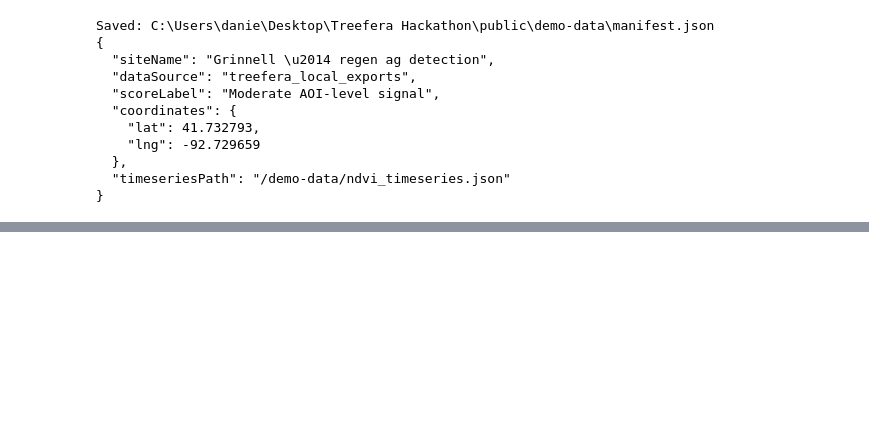
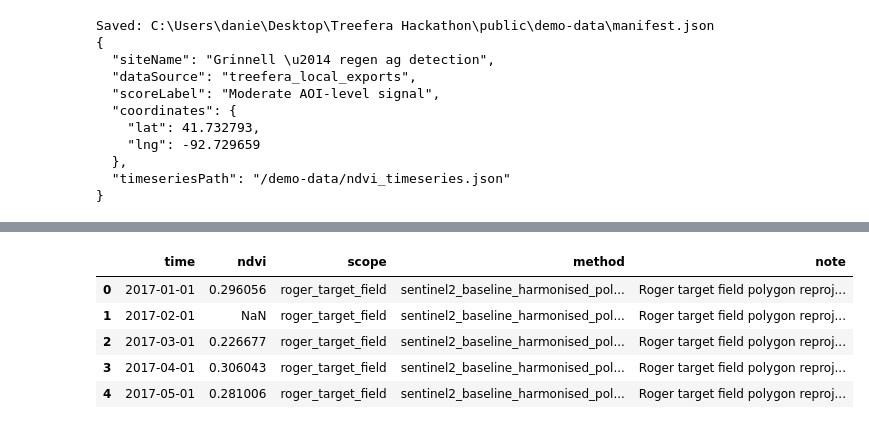
Before and after one commit to Gurnski/Treefera-Hackathon, a Jupyter notebook: notebooks/roger_ndvi_pipeline.ipynb, the cells around one changed output, grey strips where cells are left out. Saved outputs shown, nothing was run; the diff lists cells and outputs as text; code cells hidden in the pictures; blank space fills up the shorter version.

```diff
--- a/notebooks/roger_ndvi_pipeline.ipynb
+++ b/notebooks/roger_ndvi_pipeline.ipynb
@@ -479,3 +479,86 @@ Saved: C:\Users\danie\Desktop\Treefera Hackathon\public\demo-data\manifest.json
   },
   "timeseriesPath": "/demo-data/ndvi_timeseries.json"
 }
+# %%
+from matplotlib.path import Path as MplPath
+from pyproj import Transformer
+
+# Recreate xarray NDVI safely
+red_xr = harmonise_sentinel2_band(ds["B04"])
+nir_xr = harmonise_sentinel2_band(ds["B08"])
+
+ndvi_xr = (nir_xr - red_xr) / (nir_xr + red_xr)
+ndvi_xr = ndvi_xr.where(np.isfinite(ndvi_xr))
+
+ROGER_FIELD_PATH = PROJECT_ROOT / "data" / "field-boundaries" / "B-Roger Farm Grinell.geojson"
+
+with open(ROGER_FIELD_PATH, "r", encoding="utf-8") as f:
+    roger_geojson = json.load(f)
+
+roger_feature = roger_geojson["features"][0]
+roger_lonlat_coords = roger_feature["geometry"]["coordinates"][0]
+
+# Dataset CRS is WGS84 / UTM Zone 15N, EPSG:32615
+transformer = Transformer.from_crs("EPSG:4326", "EPSG:32615", always_xy=True)
+
+roger_utm_coords = [
+    transformer.transform(lon, lat)
+    for lon, lat in roger_lonlat_coords
+]
+
+x_vals = ds["x"].values
+y_vals = ds["y"].values
+
+xx, yy = np.meshgrid(x_vals, y_vals)
+points = np.column_stack([xx.ravel(), yy.ravel()])
+
+polygon_path = MplPath(roger_utm_coords)
+inside = polygon_path.contains_points(points).reshape(len(y_vals), len(x_vals))
+
+roger_mask = xr.DataArray(
+    inside,
+    coords={"y": ds["y"], "x": ds["x"]},
+    dims=("y", "x")
+)
+
+pixel_count = int(roger_mask.sum().item())
+
+roger_field_ndvi = ndvi_xr.where(roger_mask)
+roger_mean_ndvi = roger_field_ndvi.mean(dim=("x", "y"), skipna=True).compute()
+
+roger_df = roger_mean_ndvi.to_dataframe(name="ndvi").reset_index()
+
+if "spatial_ref" in roger_df.columns:
+    roger_df = roger_df.drop(columns=["spatial_ref"])
+
+roger_df["time"] = pd.to_datetime(roger_df["time"])
+roger_df["scope"] = "roger_target_field"
+roger_df["method"] = "sentinel2_baseline_harmonised_polygon_mask_utm15n"
+roger_df["note"] = "Roger target field polygon reprojected to UTM Zone 15N; no neighbour controls applied yet"
+
+roger_export = roger_df.copy()
+roger_export["time"] = roger_export["time"].dt.strftime("%Y-%m-%d")
+
+roger_out = DEMO_DATA / "roger_field_ndvi_timeseries.json"
+roger_export.to_json(roger_out, orient="records", indent=2)
+
+roger_meta = {
+    "name": "Roger Farm target field",
+    "geometry_type": roger_feature["geometry"]["type"],
+    "source_crs": "EPSG:4326",
+    "analysis_crs": "EPSG:32615",
+    "coordinates_lonlat": roger_lonlat_coords,
+    "coordinates_utm15n": [[round(x, 3), round(y, 3)] for x, y in roger_utm_coords],
+    "estimated_pixel_count": pixel_count,
+    "note": "True polygon mask over Sentinel-2 UTM pixels. Controls still required for target-vs-control comparison."
+}
+
+roger_meta_out = DEMO_DATA / "roger_field_metadata.json"
+roger_meta_out.write_text(json.dumps(roger_meta, indent=2), encoding="utf-8")
+
+print("Saved:", roger_out)
+print("Saved:", roger_meta_out)
+print("Estimated target pixels:", pixel_count)
+display(roger_df.head())
+display(roger_df.tail())
+# %% [output]
@@ -481,0 +568,6 @@ Saved: C:\Users\danie\Desktop\Treefera Hackathon\public\demo-data\manifest.json
+|  | time | ndvi | scope | method | note |
+| 0 | 2017-01-01 | 0.296056 | roger_target_field | sentinel2_baseline_harmonised_pol... | Roger target field polygon reproj... |
+| 1 | 2017-02-01 | NaN | roger_target_field | sentinel2_baseline_harmonised_pol... | Roger target field polygon reproj... |
+| 2 | 2017-03-01 | 0.226677 | roger_target_field | sentinel2_baseline_harmonised_pol... | Roger target field polygon reproj... |
+| 3 | 2017-04-01 | 0.306043 | roger_target_field | sentinel2_baseline_harmonised_pol... | Roger target field polygon reproj... |
+| 4 | 2017-05-01 | 0.281006 | roger_target_field | sentinel2_baseline_harmonised_pol... | Roger target field polygon reproj... |
```
Also changed, not shown: parts of 8 cells of this notebook, 34 other files.
